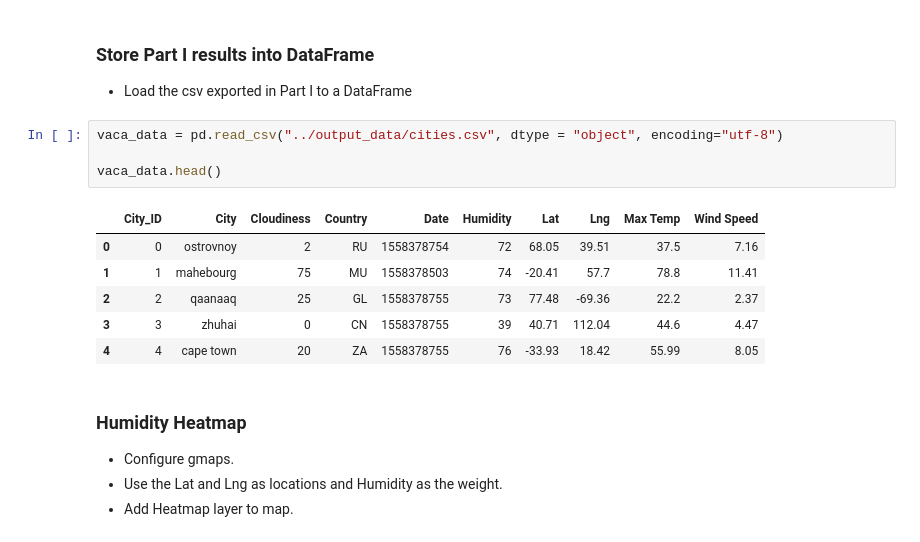
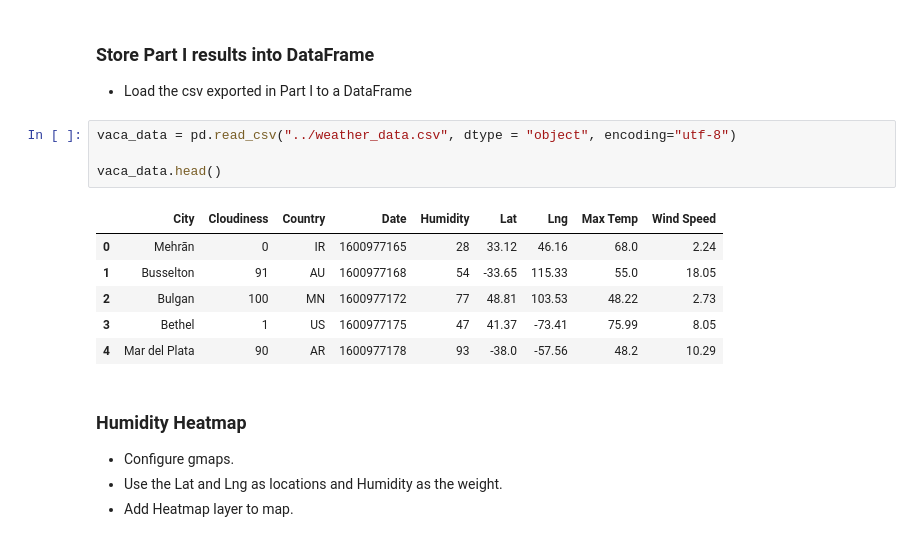
Before and after one commit to drupps/python-api-challenge, a Jupyter notebook: **VacationPy**/VacationPy.ipynb, the cells around one changed output. Cells and saved outputs as stored; diff of their text form.

```diff
--- a/**VacationPy**/VacationPy.ipynb
+++ b/**VacationPy**/VacationPy.ipynb
@@ -22,16 +22,16 @@ from config import g_key
 ### Store Part I results into DataFrame
 * Load the csv exported in Part I to a DataFrame
 # %%
-vaca_data = pd.read_csv("../output_data/cities.csv", dtype = "object", encoding="utf-8")
+vaca_data = pd.read_csv("../weather_data.csv", dtype = "object", encoding="utf-8")
 
 vaca_data.head()
 # %% [output]
-|  | City_ID | City | Cloudiness | Country | Date | Humidity | Lat | Lng | Max Temp | Wind Speed |
-| 0 | 0 | ostrovnoy | 2 | RU | 1558378754 | 72 | 68.05 | 39.51 | 37.5 | 7.16 |
-| 1 | 1 | mahebourg | 75 | MU | 1558378503 | 74 | -20.41 | 57.7 | 78.8 | 11.41 |
-| 2 | 2 | qaanaaq | 25 | GL | 1558378755 | 73 | 77.48 | -69.36 | 22.2 | 2.37 |
-| 3 | 3 | zhuhai | 0 | CN | 1558378755 | 39 | 40.71 | 112.04 | 44.6 | 4.47 |
-| 4 | 4 | cape town | 20 | ZA | 1558378755 | 76 | -33.93 | 18.42 | 55.99 | 8.05 |
+|  | City | Cloudiness | Country | Date | Humidity | Lat | Lng | Max Temp | Wind Speed |
+| 0 | Mehrān | 0 | IR | 1600977165 | 28 | 33.12 | 46.16 | 68.0 | 2.24 |
+| 1 | Busselton | 91 | AU | 1600977168 | 54 | -33.65 | 115.33 | 55.0 | 18.05 |
+| 2 | Bulgan | 100 | MN | 1600977172 | 77 | 48.81 | 103.53 | 48.22 | 2.73 |
+| 3 | Bethel | 1 | US | 1600977175 | 47 | 41.37 | -73.41 | 75.99 | 8.05 |
+| 4 | Mar del Plata | 90 | AR | 1600977178 | 93 | -38.0 | -57.56 | 48.2 | 10.29 |
 # %% [markdown]
 ### Humidity Heatmap
 * Configure gmaps.
```
Also changed, not shown: parts of 5 cells of this notebook, 6 other files.
